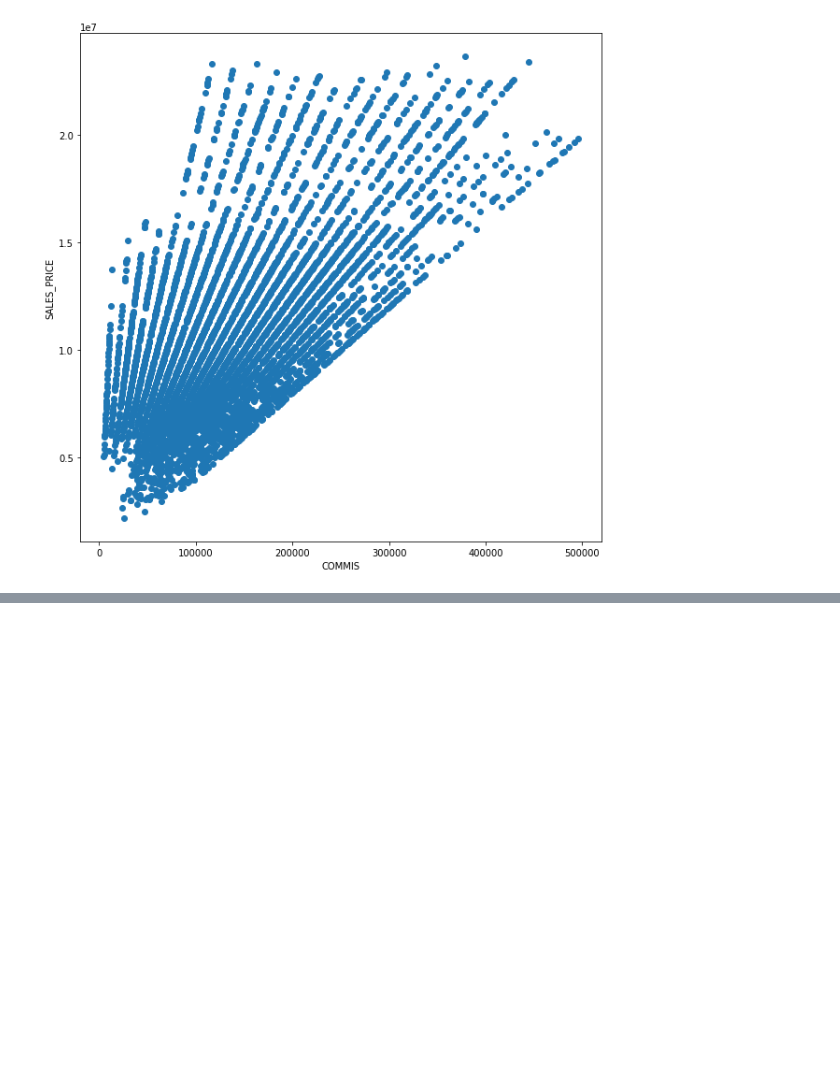
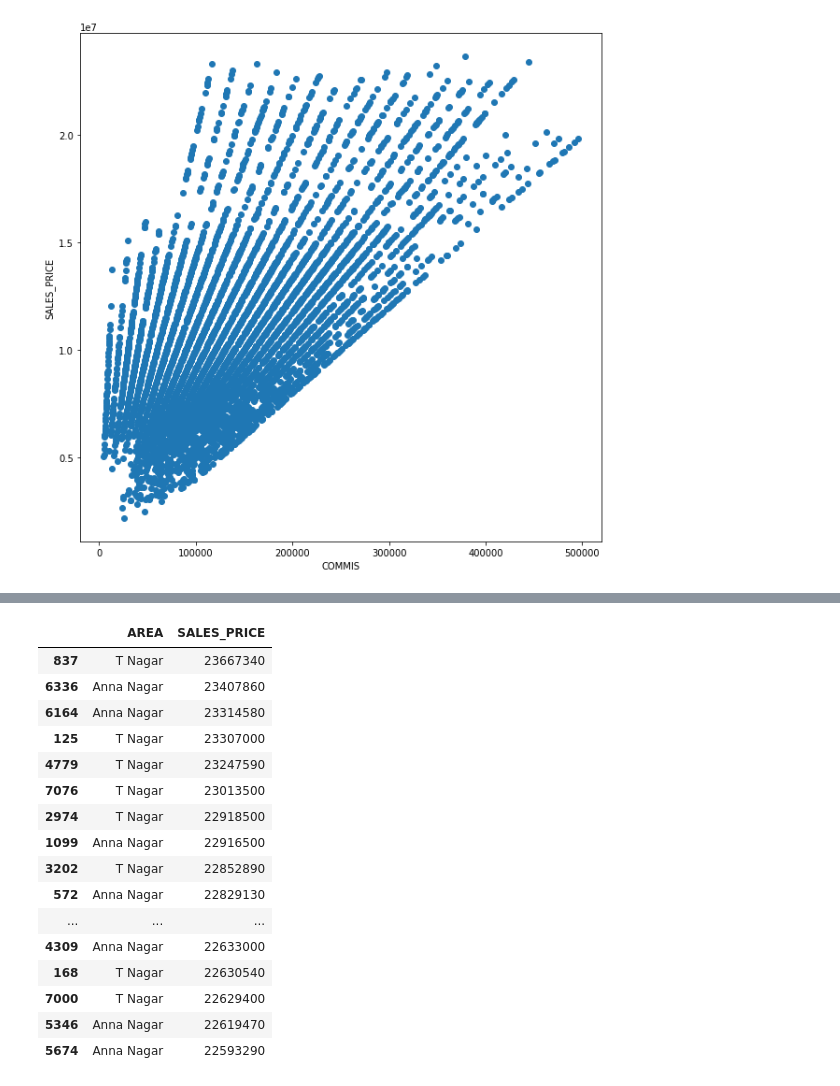
Before and after one commit to prashanth-ds-ml/Guvi, a Jupyter notebook: House_price_prediction_chennai.ipynb, the cells around one changed output, grey strips where cells are left out. Saved outputs shown, nothing was run; the diff lists cells and outputs as text; code cells hidden in the pictures; blank space fills up the shorter version.

```diff
--- a/House_price_prediction_chennai.ipynb
+++ b/House_price_prediction_chennai.ipynb
@@ -428,0 +474,21 @@ scatter(dataset, 'COMMIS')
+# %%
+area_sales_asf = area_sales.sort_values(by=['SALES_PRICE'],ascending = False)
+area_sales_asf.head(20)
+# %% [output]
+|  | AREA | SALES_PRICE |
+| 837 | T Nagar | 23667340 |
+| 6336 | Anna Nagar | 23407860 |
+| 6164 | Anna Nagar | 23314580 |
+| 125 | T Nagar | 23307000 |
+| 4779 | T Nagar | 23247590 |
+| 7076 | T Nagar | 23013500 |
+| 2974 | T Nagar | 22918500 |
+| 1099 | Anna Nagar | 22916500 |
+| 3202 | T Nagar | 22852890 |
+| 572 | Anna Nagar | 22829130 |
+| ... | ... | ... |
+| 4309 | Anna Nagar | 22633000 |
+| 168 | T Nagar | 22630540 |
+| 7000 | T Nagar | 22629400 |
+| 5346 | Anna Nagar | 22619470 |
+| 5674 | Anna Nagar | 22593290 |
```
Also changed, not shown: parts of 43 cells of this notebook.
